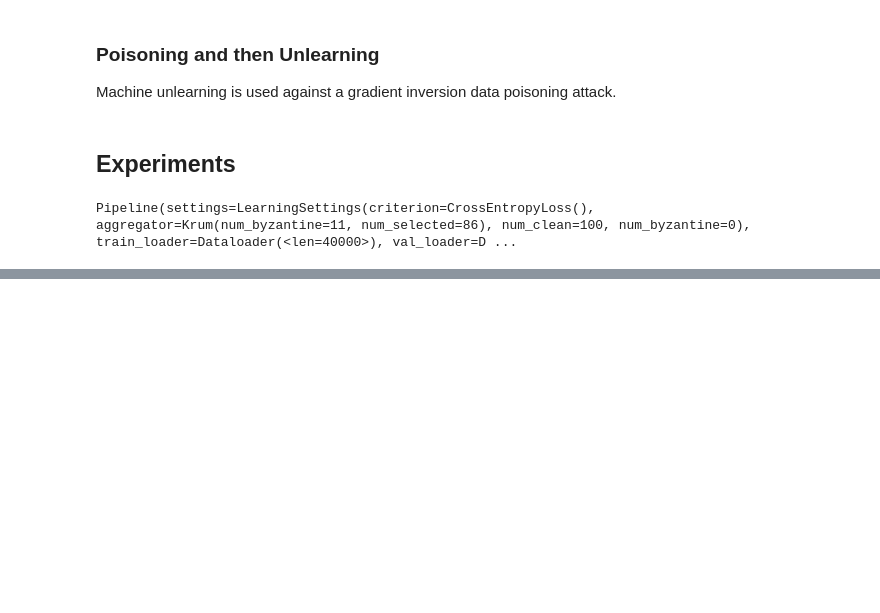
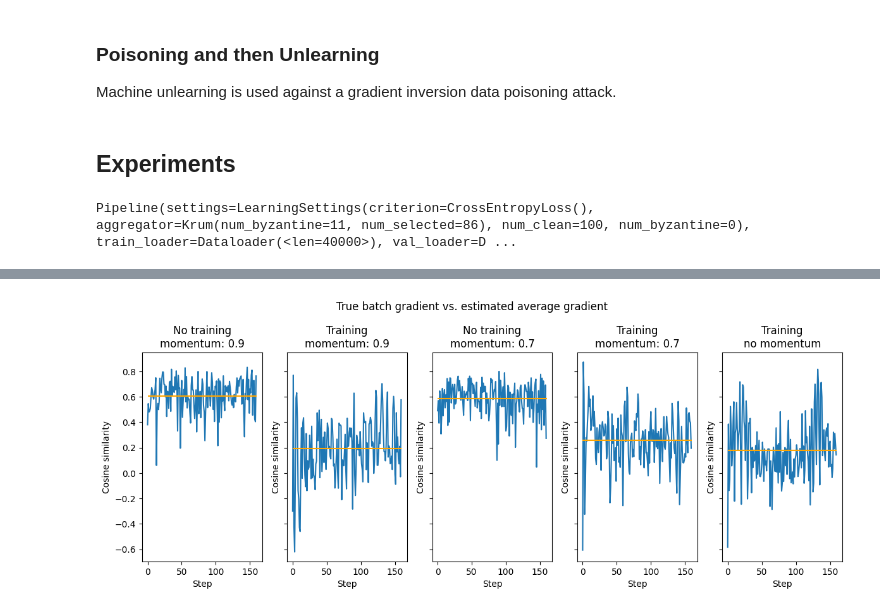
Before and after one commit to AI-Safety-X2023/playground, a Jupyter notebook: implementations/projects/poisoning/inverting_gradient_attack_cookbook.ipynb, the cells around one changed output, grey strips where cells are left out. Cells and saved outputs as stored; diff of their text form; code cells hidden in the pictures; blank space fills up the shorter version.

```diff
--- a/implementations/projects/poisoning/inverting_gradient_attack_cookbook.ipynb
+++ b/implementations/projects/poisoning/inverting_gradient_attack_cookbook.ipynb
@@ -373,0 +463,33 @@ TO CHECK:
+# %%
+def gradient_estimation_comparison(model: nn.Module):
+    fig, axes = plt.subplots(1, 5, sharey=True)
+    fig.set_figwidth(12)
+
+    momentum = 0.9
+    scores_1 = eval_gradient_estimation(model, train=False, momentum=momentum)
+    show_scores(scores_1, ax=axes[0])
+    axes[0].set_title(f"No training\nmomentum: {momentum}")
+
+    scores_2 = eval_gradient_estimation(model, momentum=momentum)
+    show_scores(scores_2, ax=axes[1])
+    axes[1].set_title(f"Training\nmomentum: {momentum}")
+
+    momentum = 0.7
+    scores_3 = eval_gradient_estimation(model, train=False, momentum=momentum)
+    show_scores(scores_3, ax=axes[2])
+    axes[2].set_title(f"No training\nmomentum: {momentum}")
+
+    scores_4 = eval_gradient_estimation(model, momentum=momentum)
+    show_scores(scores_4, ax=axes[3])
+    axes[3].set_title(f"Training\nmomentum: {momentum}")
+
+    scores_5 = eval_gradient_estimation(model, momentum=0.0)
+    show_scores(scores_5, ax=axes[4])
+    axes[4].set_title(f"Training\nno momentum")
+
+    fig.suptitle("True batch gradient vs. estimated average gradient")
+    fig.tight_layout()
+# %%
+gradient_estimation_comparison(model)
+# %% [output]
+[figure, added]
```
Also changed, not shown: parts of 17 cells of this notebook, 2 other files.
